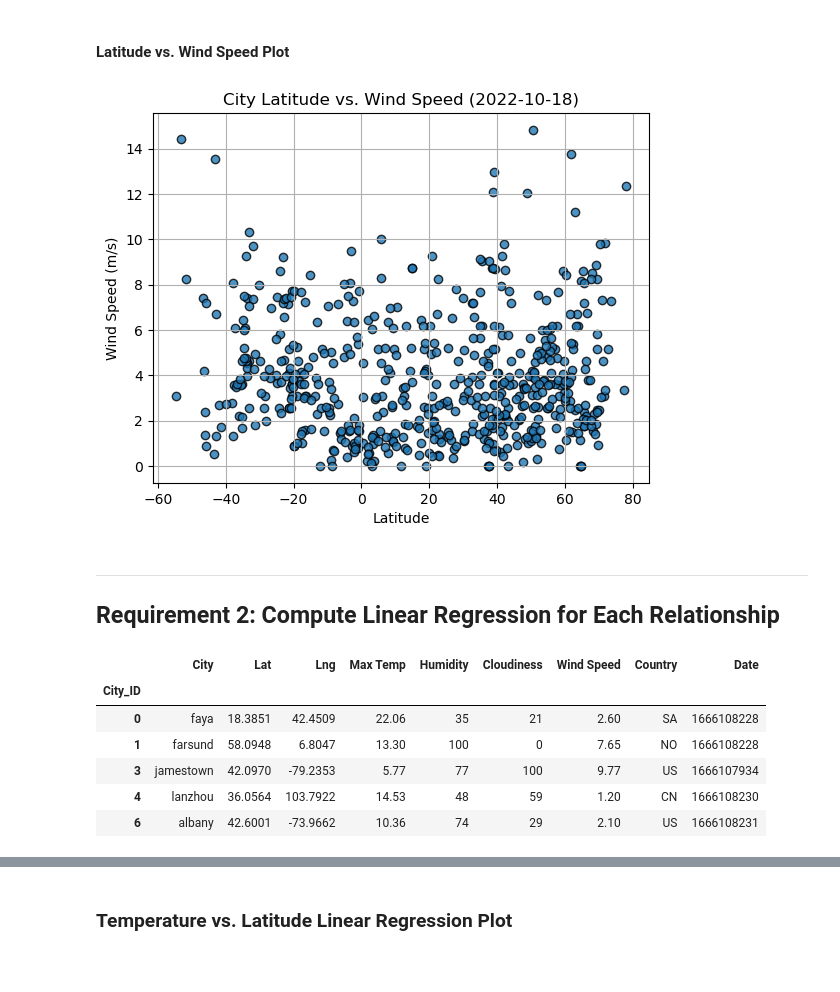
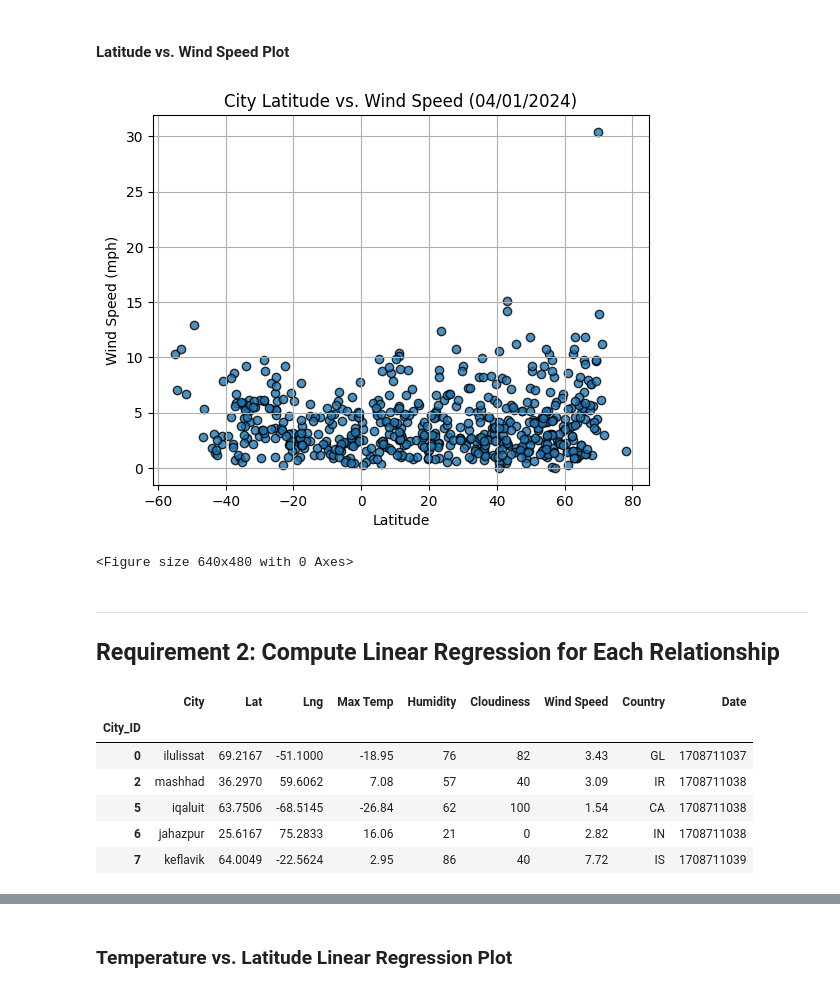
Before and after one commit to Yenorii/python-api-challenge, a Jupyter notebook: WeatherPy/WeatherPy.ipynb, the cells around one changed output, grey strips where cells are left out. Saved outputs shown, nothing was run; the diff lists cells and outputs as text; code cells hidden in the pictures; blank space fills up the shorter version.

```diff
--- a/WeatherPy/WeatherPy.ipynb
+++ b/WeatherPy/WeatherPy.ipynb
@@ -245,18 +269,28 @@ plt.show()
 #### Latitude vs. Wind Speed Plot
 # %%
 # Build the scatter plots for latitude vs. wind speed
-# YOUR CODE HERE
+plt.scatter(city_data_df['Lat'],
+            city_data_df['Wind Speed'],
+            edgecolor="black",
+            linewidths=1,
+            marker="o",
+            alpha=0.8)
 
 # Incorporate the other graph properties
-# YOUR CODE HERE
+plt.title('City Latitude vs. Wind Speed (04/01/2024)')
+plt.xlabel('Latitude')
+plt.ylabel('Wind Speed (mph)')
+plt.grid(True)
+plt.show()
 
 # Save the figure
 plt.savefig("../output_data/Fig4.png")
 
 # Show plot
 plt.show()
 # %% [output]
-[figure, old version]
+[figure, new version]
+<Figure size 640x480 with 0 Axes>
 # %% [markdown]
 ---
 
@@ -267,16 +326,16 @@ plt.show()
 # %%
 # Create a DataFrame with the Northern Hemisphere data (Latitude >= 0)
-# YOUR CODE HERE
+northern_hemi_df = city_data_df[city_data_df['Lat'] >= 0]
 
 # Display sample data
 northern_hemi_df.head()
 # %% [output]
 |  | City | Lat | Lng | Max Temp | Humidity | Cloudiness | Wind Speed | Country | Date |
 | City_ID |  |  |  |  |  |  |  |  |  |
-| 0 | faya | 18.3851 | 42.4509 | 22.06 | 35 | 21 | 2.60 | SA | 1666108228 |
-| 1 | farsund | 58.0948 | 6.8047 | 13.30 | 100 | 0 | 7.65 | NO | 1666108228 |
-| 3 | jamestown | 42.0970 | -79.2353 | 5.77 | 77 | 100 | 9.77 | US | 1666107934 |
-| 4 | lanzhou | 36.0564 | 103.7922 | 14.53 | 48 | 59 | 1.20 | CN | 1666108230 |
-| 6 | albany | 42.6001 | -73.9662 | 10.36 | 74 | 29 | 2.10 | US | 1666108231 |
+| 0 | ilulissat | 69.2167 | -51.1000 | -18.95 | 76 | 82 | 3.43 | GL | 1708711037 |
+| 2 | mashhad | 36.2970 | 59.6062 | 7.08 | 57 | 40 | 3.09 | IR | 1708711038 |
+| 5 | iqaluit | 63.7506 | -68.5145 | -26.84 | 62 | 100 | 1.54 | CA | 1708711038 |
+| 6 | jahazpur | 25.6167 | 75.2833 | 16.06 | 21 | 0 | 2.82 | IN | 1708711038 |
+| 7 | keflavik | 64.0049 | -22.5624 | 2.95 | 86 | 40 | 7.72 | IS | 1708711039 |
 # %%
 # Create a DataFrame with the Southern Hemisphere data (Latitude < 0)
```
Also changed, not shown: parts of 36 cells of this notebook, 5 other files.
